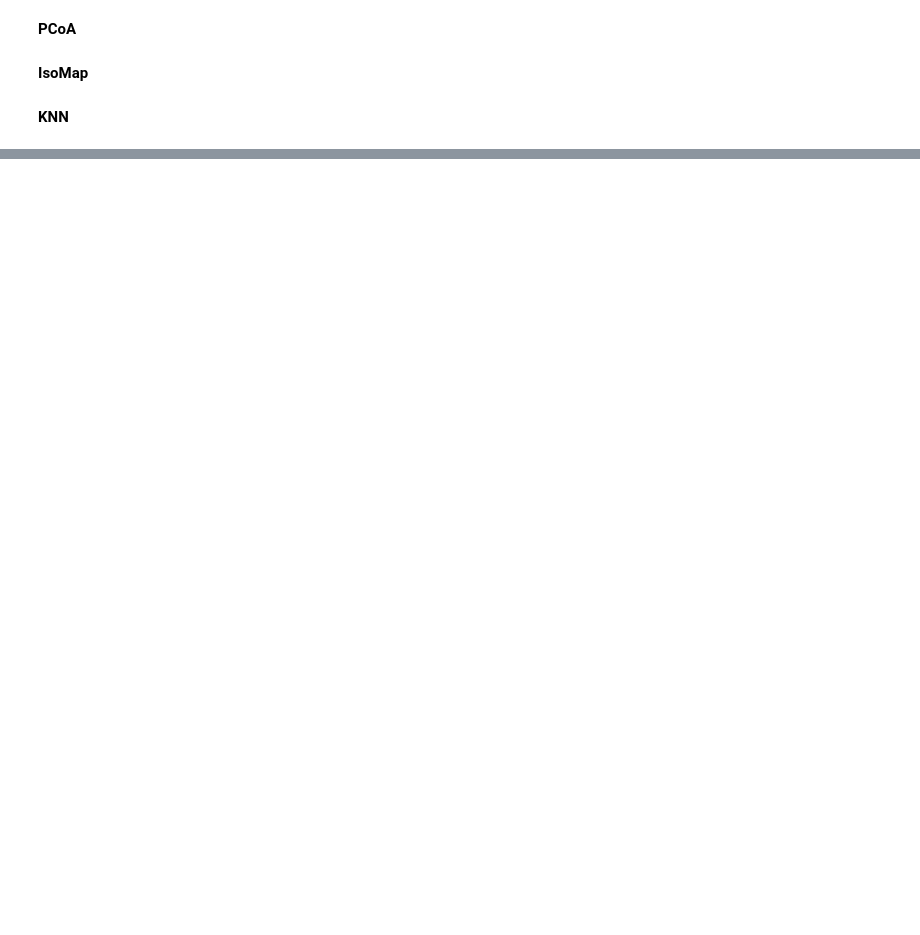
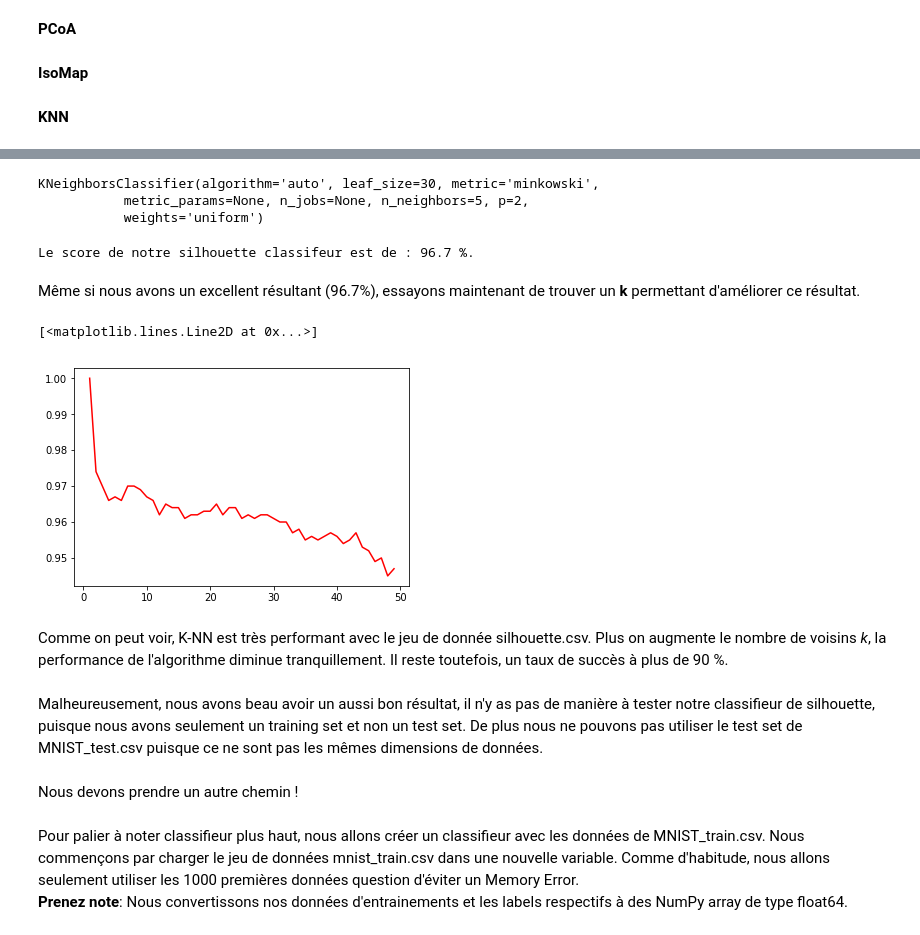
Before and after one commit to Eduard-Voiculescu/Travail_1_IFT_3700, a Jupyter notebook: Travail_1-IFT-3700.ipynb, the cells around one changed output, grey strips where cells are left out. Drawn from its saved outputs; the diff is of its cells as text; code cells hidden in the pictures; blank space fills up the shorter version.

Commit message:
ajout de partition binaire et knn (seulement les mesures euclidean) pour notre mesure on fera du copy pasta

```diff
--- a/Travail_1-IFT-3700.ipynb
+++ b/Travail_1-IFT-3700.ipynb
@@ -226,8 +267,8 @@ with open('silhouette.csv') as silhouette_data_train:
 Par la suite, puisqu'il n'y a pas de labels dans silhouette.csv, nous allons utiliser les 1000 premièrs labels de notre mnist_train.csv.<br>
 **Prenez note**: Nous utilisons seulement les 1000 premières données question de ne pas recontrer Memory Error.
 # %%
-silhouette_labels = labels[0:1000]
-silhouette_data_train = silhouette_data_train[0:1000]
+silhouette_labels = copy.deepcopy(labels[0:1000])
+silhouette_data_train = copy.deepcopy(silhouette_data_train[0:1000])
 # %% [markdown]
 Ci-dessous, nous avons simplement représenté nos 1000 premières données de silhouette_data_train dans un graphique. Puisque nous avons charger un data set de 2 dimensions, il se prouve facile de représenter les données dans un graphe conventinnel x,y.
 # %%
@@ -322,0 +377,3 @@ Accuracy score for single linkage : 0.051
+# %%
+knn_silhouette_train = copy.deepcopy(silhouette_data_train)
+knn_silhouette_train_labels = copy.deepcopy(silhouette_labels)
@@ -322,0 +383,35 @@ Accuracy score for single linkage : 0.051
+# %%
+silhouette_classifier = KNeighborsClassifier(n_neighbors=5, p=2, metric='minkowski')
+silhouette_classifier.fit(knn_silhouette_train, knn_silhouette_train_labels)
+# %% [output]
+KNeighborsClassifier(algorithm='auto', leaf_size=30, metric='minkowski',
+           metric_params=None, n_jobs=None, n_neighbors=5, p=2,
+           weights='uniform')
+# %%
+print("Le score de notre silhouette classifeur est de : "
+      + str(silhouette_classifier.score(knn_silhouette_train, knn_silhouette_train_labels) * 100)
+      + " %.")
+# %% [output]
+Le score de notre silhouette classifeur est de : 96.7 %.
+# %% [markdown]
+Même si nous avons un excellent résultant (96.7%), essayons maintenant de trouver un **k** permettant d'améliorer ce résultat.
+# %%
+score_train = []
+for k in np.arange(1, 50):
+    clf = KNeighborsClassifier(n_neighbors=k, p=2, metric='minkowski')
+    clf.fit(knn_silhouette_train, knn_silhouette_train_labels)
+    score_train.append(clf.score(knn_silhouette_train, knn_silhouette_train_labels))
+# %%
+plt.plot(np.arange(1, 50), score_train, color='red')
+# %% [output]
+[<matplotlib.lines.Line2D at 0x...>]
+[figure, added]
+# %% [markdown]
+Comme on peut voir, K-NN est très performant avec le jeu de donnée silhouette.csv. Plus on augmente le nombre de voisins *k*, la performance de l'algorithme diminue tranquillement. Il reste toutefois, un taux de succès à plus de 90 %.
+# %% [markdown]
+Malheureusement, nous avons beau avoir un aussi bon résultat, il n'y as pas de manière à tester notre classifieur de silhouette, puisque nous avons seulement un training set et non un test set. De plus nous ne pouvons pas utiliser le test set de MNIST_test.csv puisque ce ne sont pas les mêmes dimensions de données.
+# %% [markdown]
+Nous devons prendre un autre chemin !
+# %% [markdown]
+Pour palier à noter classifieur plus haut, nous allons créer un classifieur avec les données de MNIST_train.csv. Nous commençons par charger le jeu de données mnist_train.csv dans une nouvelle variable. Comme d'habitude, nous allons seulement utiliser les 1000 premières données question d'éviter un Memory Error. <br>
+**Prenez note**: Nous convertissons nos données d'entrainements et les labels respectifs à des NumPy array de type float64.
```
Also changed, not shown: parts of 29 cells of this notebook.
